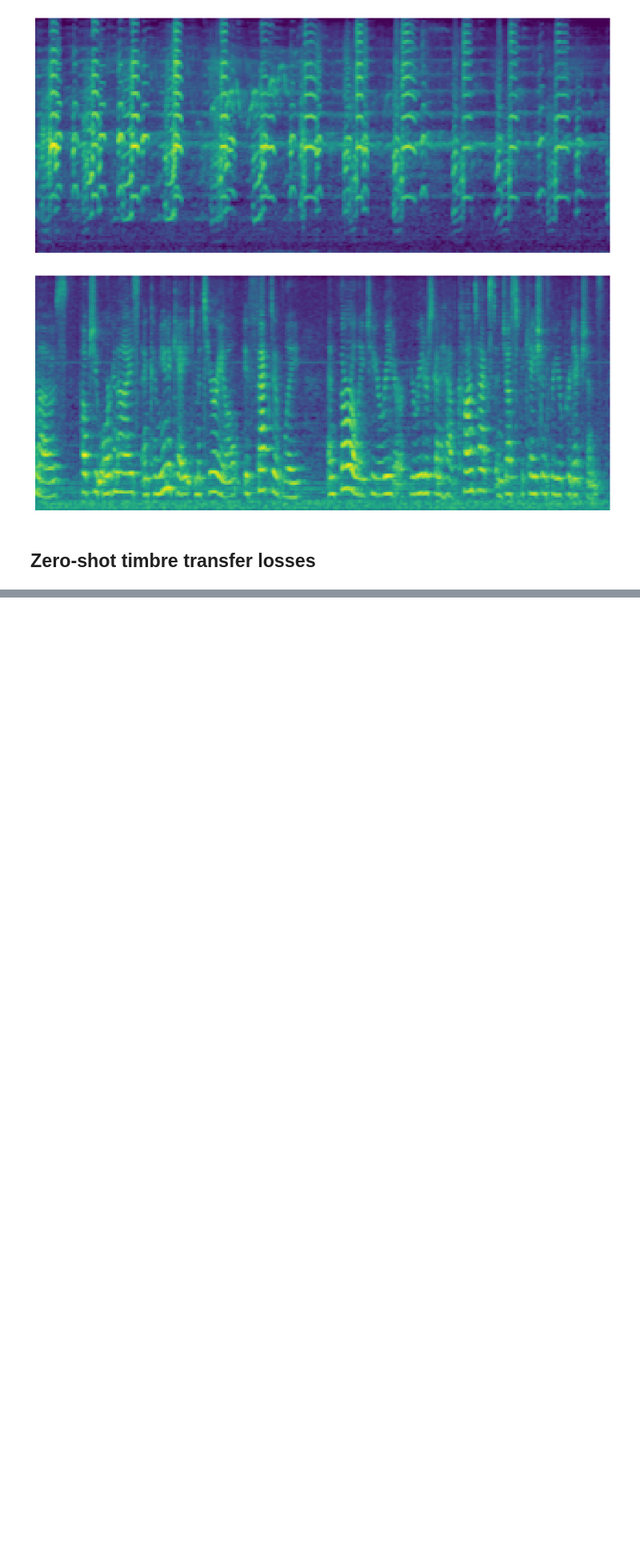
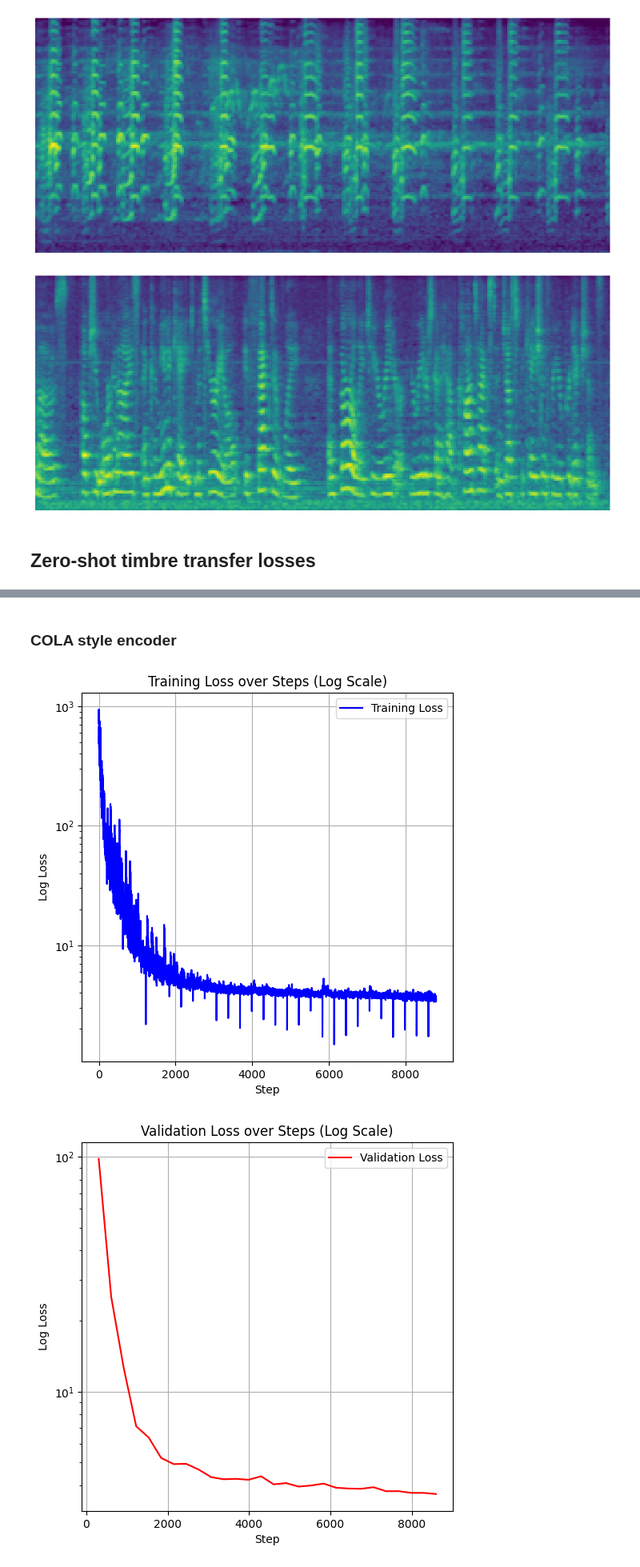
Before and after one commit to wojtekk23/ss-vq-vae, a Jupyter notebook: experiments/Thesis Visualizations.ipynb, the cells around one changed output, grey strips where cells are left out. Shown at 80% size. Cells and saved outputs as stored; diff of their text form; code cells hidden in the pictures; blank space fills up the shorter version.

```diff
--- a/experiments/Thesis Visualizations.ipynb
+++ b/experiments/Thesis Visualizations.ipynb
@@ -48,0 +228,10 @@ for i, (key, melspectrogram) in enumerate(melspectrograms.items()):
+# %% [markdown]
+### COLA style encoder
+# %%
+cola_train_losses = 'visualizations_data/cola_style_encoder_losses/wandb_export_2024-02-21T19_49_30.014+01_00.csv'
+cola_valid_losses = 'visualizations_data/cola_style_encoder_losses/wandb_export_2024-02-21T19_49_20.064+01_00.csv'
+
+cola_loss_graphs = create_style_encoder_loss_graphs(cola_train_losses, cola_valid_losses)
+# %% [output]
+[figure, added]
+[figure, added]
```
Also changed, not shown: parts of 14 cells of this notebook, 32 other files.
